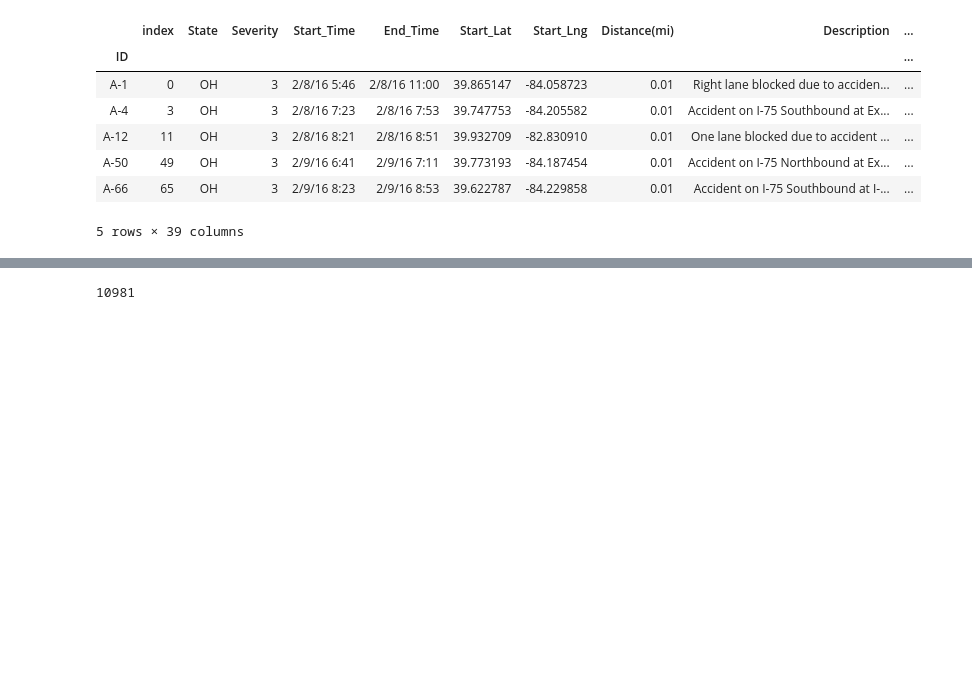
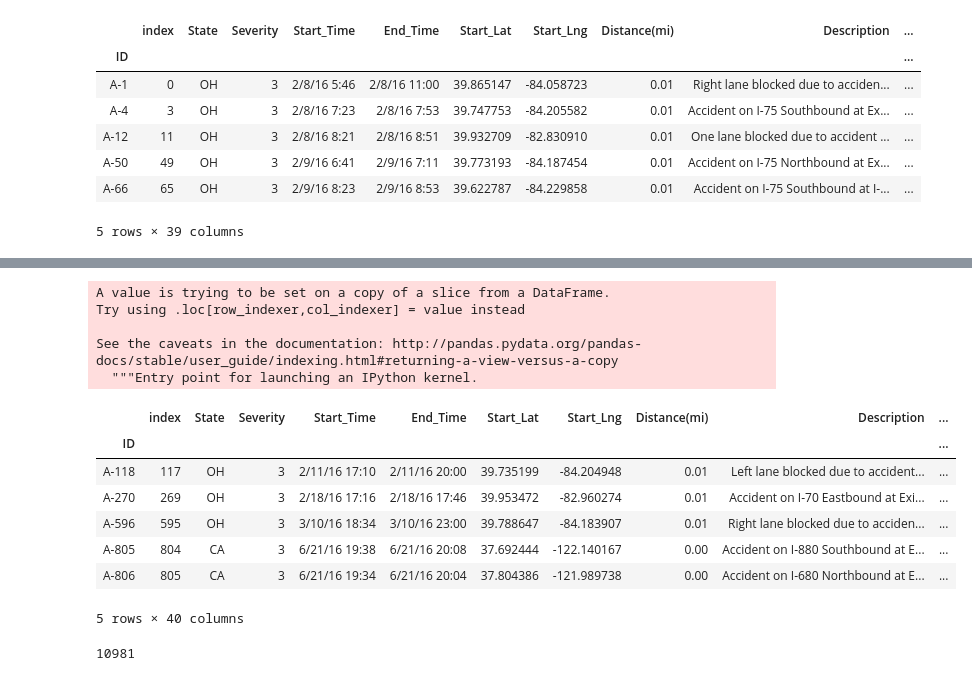
Before and after one commit to arundhatic/Project_1_sunsets, a Jupyter notebook: Arun/Sunset_all_directions.ipynb, the cells around one changed output, grey strips where cells are left out. Cells and saved outputs as stored; diff of their text form; code cells hidden in the pictures; blank space fills up the shorter version.

```diff
--- a/Arun/Sunset_all_directions.ipynb
+++ b/Arun/Sunset_all_directions.ipynb
@@ -402,3 +398,20 @@ hwy_all_directions_sunset_df.head(20)
+# %%
+hwy_all_directions_sunset_df['Time_Delta'] = time_delta
+hwy_all_directions_sunset_df.head()
+# %% [output]
+A value is trying to be set on a copy of a slice from a DataFrame.
+Try using .loc[row_indexer,col_indexer] = value instead
+
+See the caveats in the documentation: http://pandas.pydata.org/pandas-docs/stable/user_guide/indexing.html#returning-a-view-versus-a-copy
+  """Entry point for launching an IPython kernel.
+|  | index | State | Severity | Start_Time | End_Time | Start_Lat | Start_Lng | Distance(mi) | Description | ... |
+| ID |  |  |  |  |  |  |  |  |  | ... |
+| A-118 | 117 | OH | 3 | 2/11/16 17:10 | 2/11/16 20:00 | 39.735199 | -84.204948 | 0.01 | Left lane blocked due to accident... | ... |
+| A-270 | 269 | OH | 3 | 2/18/16 17:16 | 2/18/16 17:46 | 39.953472 | -82.960274 | 0.01 | Accident on I-70 Eastbound at Exi... | ... |
+| A-596 | 595 | OH | 3 | 3/10/16 18:34 | 3/10/16 23:00 | 39.788647 | -84.183907 | 0.01 | Right lane blocked due to acciden... | ... |
+| A-805 | 804 | CA | 3 | 6/21/16 19:38 | 6/21/16 20:08 | 37.692444 | -122.140167 | 0.00 | Accident on I-880 Southbound at E... | ... |
+| A-806 | 805 | CA | 3 | 6/21/16 19:34 | 6/21/16 20:04 | 37.804386 | -121.989738 | 0.00 | Accident on I-680 Northbound at E... | ... |
+5 rows × 40 columns
 # %%
 len(hwy_all_directions_sunset_df)
 # %% [output]
```
Also changed, not shown: parts of 8 cells of this notebook.
